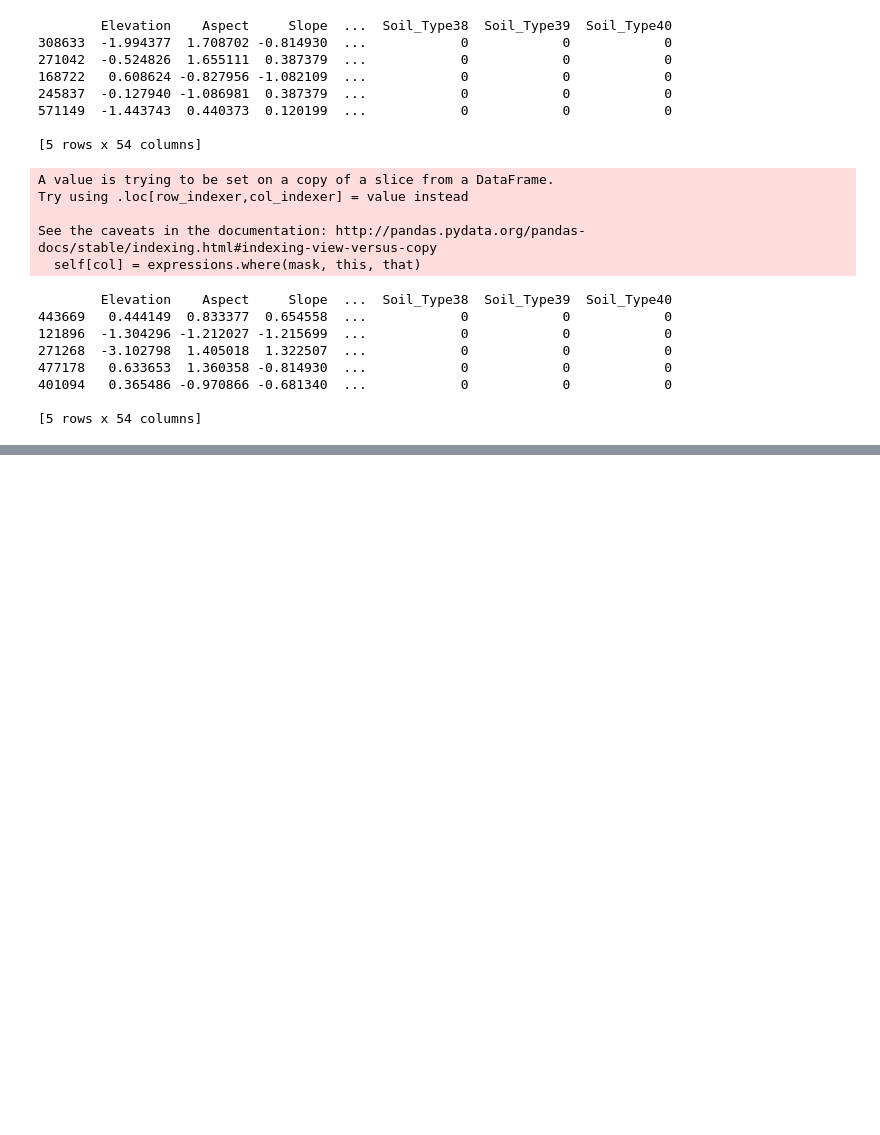
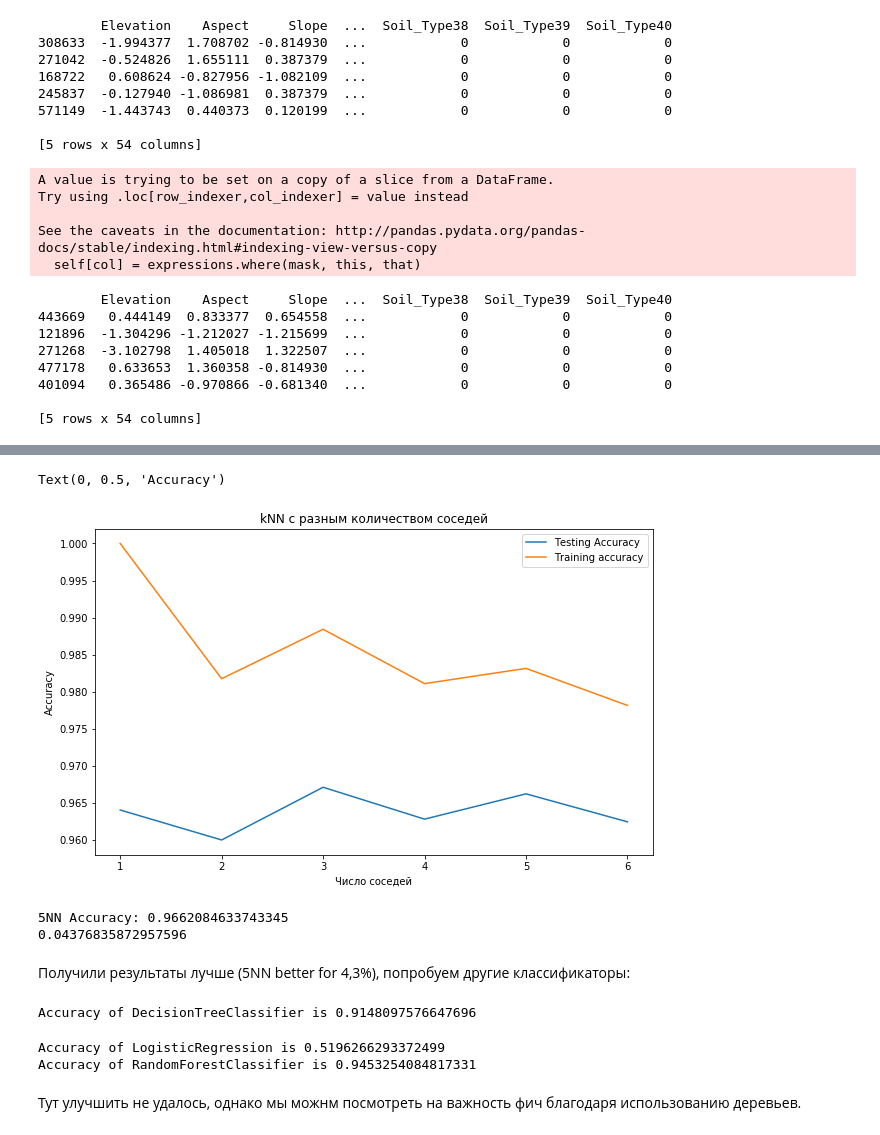
Before and after one commit to vladimirwest/HSE_ML_Course, a Jupyter notebook: KNN_1_lab.ipynb, the cells around one changed output, grey strips where cells are left out. Saved outputs shown, nothing was run; the diff lists cells and outputs as text; code cells hidden in the pictures; blank space fills up the shorter version.

```diff
--- a/KNN_1_lab.ipynb
+++ b/KNN_1_lab.ipynb
@@ -228,7 +228,7 @@ X_train.describe()
 from sklearn.neighbors import KNeighborsClassifier
 
 #Setup arrays to store training and test accuracies
-neighbors = np.arange(1,15)
+neighbors = np.arange(1,8)
 train_accuracy =np.empty(len(neighbors))
 test_accuracy = np.empty(len(neighbors))
 
@@ -256,0 +263,3 @@ plt.ylabel('Accuracy')
+# %%
+for i,k in enumerate(neighbors):
+  print(train_accuracy[i] - test_accuracy[i])
@@ -287,0 +300,27 @@ print('Resulting tree count:', catboost_model.tree_count_)
+# %%
+from sklearn.tree import DecisionTreeClassifier
+from sklearn.ensemble import RandomForestClassifier
+from sklearn.linear_model import LogisticRegression
+Classifiers = [DecisionTreeClassifier(),LogisticRegression(C=0.000000001,solver='liblinear',max_iter=200),RandomForestClassifier(n_estimators=200)]
+X_train_sel, X_test_sel, y_train_sel, y_test_sel = train_test_split(pd.DataFrame(New_features), y , test_size = 0.3, random_state =  92)
+# %%
+%%time
+from sklearn.neighbors import KNeighborsClassifier
+
+#Setup arrays to store training and test accuracies
+neighbors = np.arange(1,7)
+train_accuracy =np.empty(len(neighbors))
+test_accuracy = np.empty(len(neighbors))
+
+for i,k in enumerate(neighbors):
+    #Setup a knn classifier with k neighbors
+    knn = KNeighborsClassifier(n_neighbors=k)
+
+    #Fit the model
+    knn.fit(X_train_sel, y_train_sel)
+
+    #Compute accuracy on the training set
+    train_accuracy[i] = knn.score(X_train_sel, y_train_sel)
+
+    #Compute accuracy on the test set
+    test_accuracy[i] = knn.score(X_test_sel, y_test_sel)
@@ -287,0 +330,40 @@ print('Resulting tree count:', catboost_model.tree_count_)
+# %%
+#Generate plot
+plt.figure(figsize=(10,6))
+plt.title('kNN с разным количеством соседей')
+plt.plot(neighbors, test_accuracy, label='Testing Accuracy')
+plt.plot(neighbors, train_accuracy, label='Training accuracy')
+plt.legend()
+plt.xlabel('Число соседей')
+plt.ylabel('Accuracy')
+#plt.show()
+# %% [output]
+Text(0, 0.5, 'Accuracy')
+[figure, added]
+# %%
+five_nn = KNeighborsClassifier(n_neighbors=5)
+five_nn.fit(X_train_sel,y_train_sel)
+Accuracy_sel=five_nn.score(X_test_sel,y_test_sel)
+print('5NN Accuracy:',Accuracy_sel)
+print(Accuracy_sel-Accuracy)
+# %% [output]
+5NN Accuracy: 0.9662084633743345
+0.04376835872957596
+# %% [markdown]
+Получили результаты лучше (5NN better for 4,3%), попробуем другие классификаторы:
+# %%
+from sklearn.metrics import accuracy_score
+Model = []
+Accuracy = []
+for clf in Classifiers:
+    fit=clf.fit(X_train_sel,y_train_sel)
+    pred=fit.predict(X_test_sel)
+    Model.append(clf.__class__.__name__)
+    Accuracy.append(accuracy_score(y_test_sel,pred))
+    print('Accuracy of '+clf.__class__.__name__ +' is '+str(accuracy_score(y_test_sel,pred)))
+# %% [output]
+Accuracy of DecisionTreeClassifier is 0.9148097576647696
+Accuracy of LogisticRegression is 0.5196266293372499
+Accuracy of RandomForestClassifier is 0.9453254084817331
+# %% [markdown]
+Тут улучшить не удалось, однако мы можнм посмотреть на важность фич благодаря использованию деревьев.
```
Also changed, not shown: parts of 20 cells of this notebook.
